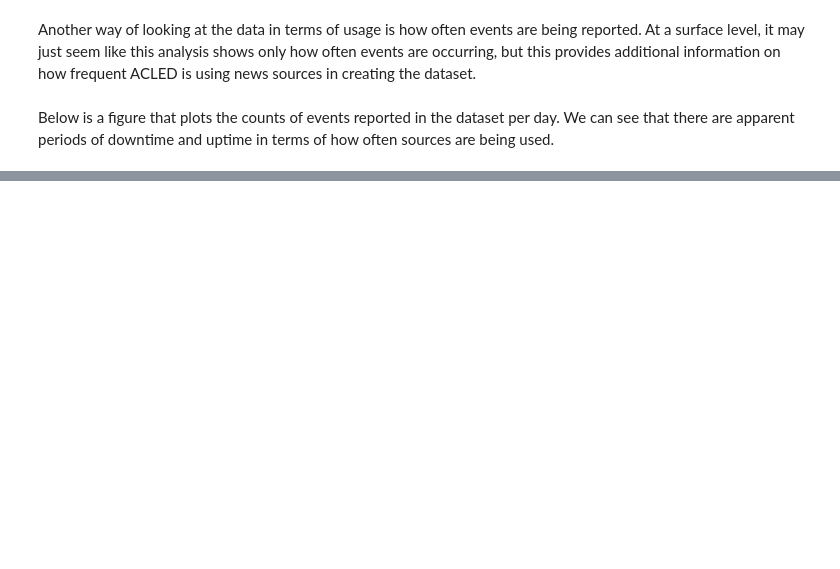
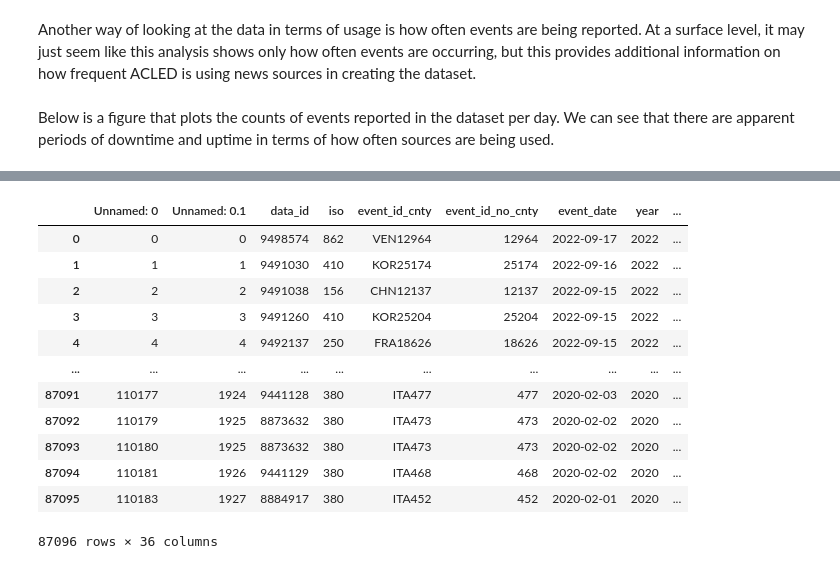
Before and after one commit to bradywilky/data_providers, a Jupyter notebook: analysis/analyze_time_periods.ipynb, the cells around one changed output, grey strips where cells are left out. Saved outputs shown, nothing was run; the diff lists cells and outputs as text; code cells hidden in the pictures; blank space fills up the shorter version.

```diff
--- a/analysis/analyze_time_periods.ipynb
+++ b/analysis/analyze_time_periods.ipynb
@@ -84,0 +90,16 @@ src_dtdiff_df[src_dtdiff_df.last_event_days == 1]
+# %%
+cluster_df
+# %% [output]
+|  | Unnamed: 0 | Unnamed: 0.1 | data_id | iso | event_id_cnty | event_id_no_cnty | event_date | year | ... |
+| 0 | 0 | 0 | 9498574 | 862 | VEN12964 | 12964 | 2022-09-17 | 2022 | ... |
+| 1 | 1 | 1 | 9491030 | 410 | KOR25174 | 25174 | 2022-09-16 | 2022 | ... |
+| 2 | 2 | 2 | 9491038 | 156 | CHN12137 | 12137 | 2022-09-15 | 2022 | ... |
+| 3 | 3 | 3 | 9491260 | 410 | KOR25204 | 25204 | 2022-09-15 | 2022 | ... |
+| 4 | 4 | 4 | 9492137 | 250 | FRA18626 | 18626 | 2022-09-15 | 2022 | ... |
+| ... | ... | ... | ... | ... | ... | ... | ... | ... | ... |
+| 87091 | 110177 | 1924 | 9441128 | 380 | ITA477 | 477 | 2020-02-03 | 2020 | ... |
+| 87092 | 110179 | 1925 | 8873632 | 380 | ITA473 | 473 | 2020-02-02 | 2020 | ... |
+| 87093 | 110180 | 1925 | 8873632 | 380 | ITA473 | 473 | 2020-02-02 | 2020 | ... |
+| 87094 | 110181 | 1926 | 9441129 | 380 | ITA468 | 468 | 2020-02-02 | 2020 | ... |
+| 87095 | 110183 | 1927 | 8884917 | 380 | ITA452 | 452 | 2020-02-01 | 2020 | ... |
+87096 rows × 36 columns
```
Also changed, not shown: parts of 8 cells of this notebook, 6 other files.
